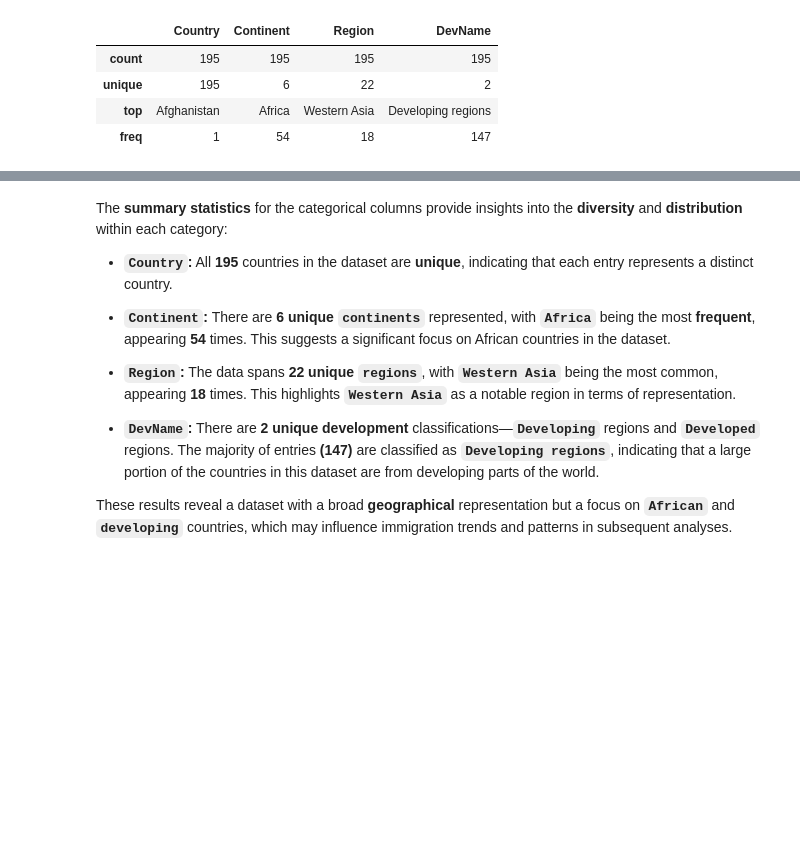
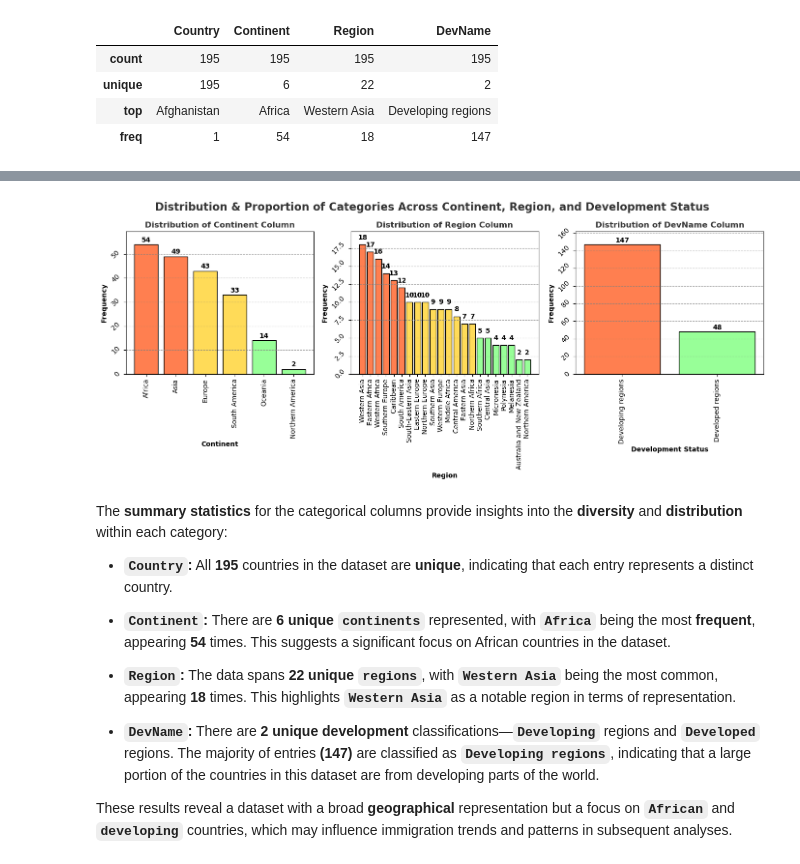
Before and after one commit to Waliid18/Walid-Lahlali-Data-Science-Portfolio, a Jupyter notebook: Data-Science-Projects/02 - Exploratory-Data-Analysis-EDA-Projects/02 - The Evolution of Canada’s Immigration Between 1980 and 2013/The_Evolution_of_Canada’s_Immigration_Between_1980_and_2013.ipynb, the cells around one changed output, grey strips where cells are left out. Cells and saved outputs as stored; diff of their text form; code cells hidden in the pictures; blank space fills up the shorter version.

```diff
--- a/Data-Science-Projects/02 - Exploratory-Data-Analysis-EDA-Projects/02 - The Evolution of Canada’s Immigration Between 1980 and 2013/The_Evolution_of_Canada’s_Immigration_Between_1980_and_2013.ipynb
+++ b/Data-Science-Projects/02 - Exploratory-Data-Analysis-EDA-Projects/02 - The Evolution of Canada’s Immigration Between 1980 and 2013/The_Evolution_of_Canada’s_Immigration_Between_1980_and_2013.ipynb
@@ -316,3 +358,85 @@ summary_cat_statistics
+# %%
+# Extract the categorical columns from the main DataFrame
+cat_data = df[categorical_columns]
+
+# Calculate the frequency of each unique value in the "Continent" column
+continent_count = cat_data["Continent"].value_counts()
+
+# Calculate the frequency of each unique value in the "Region" column
+region_count = cat_data["Region"].value_counts()
+
+# Calculate the frequency of each unique value in the "DevName" column
+devName_count = cat_data["DevName"].value_counts()
+# %%
+# Define an impressive color palette with contrasting colors for vibrant visuals
+high_color = '#FF7F50'    # Coral for high values
+medium_color = '#FFDB58'  # Golden yellow for medium values
+small_color = '#98FF98'   # Light green for low values
+
+# Define thresholds for different value ranges based on quantiles
+continent_thresholds = [continent_count.quantile(0.33), continent_count.quantile(0.66)]  # Set 33% and 66% quantiles for the continent count data
+region_thresholds = [region_count.quantile(0.33), region_count.quantile(0.66)]           # Set 33% and 66% quantiles for the region count data
+devName_thresholds = [devName_count.quantile(0.33), devName_count.quantile(0.66)]       # Set 33% and 66% quantiles for the development name data
+
+# Function to determine color based on value, using defined impressive colors
+def get_value_color(value, thresholds):
+    if value > thresholds[1]:          # Assign high_color if the value is above the 66% quantile
+        return high_color
+    elif value > thresholds[0]:        # Assign medium_color if the value is between 33% and 66% quantiles
+        return medium_color
+    else:
+        return small_color             # Assign small_color if the value is below the 33% quantile
+
+# Create a figure with 1 row and 3 columns of subplots, setting the overall size of the figure
+fig, axes = plt.subplots(1, 3, figsize=(14, 6))
+fig.suptitle('Distribution & Proportion of Categories Across Continent, Region, and Development Status', fontweight='bold', fontsize=16, color='#333333')  # Add main title to the figure
+
+# Plot for Continent Count
+for i, (index, value) in enumerate(continent_count.items()):
+    color = get_value_color(value, continent_thresholds)  # Get the appropriate color based on the value
+    axes[0].bar(index, value, color=color, edgecolor='black')  # Plot the bar with color and black edge
+    axes[0].text(index, value + 0.5, f'{value}', ha='center', va='bottom', fontweight='bold')  # Display value label above each bar
+axes[0].set_ylim(0, continent_count.max() * 1.1)  # Increase y-axis limit to ensure value labels fit
+axes[0].set_title('Distribution of Continent Column', fontweight='bold', color='#333333')  # Set subplot title
+axes[0].set_xlabel('Continent', fontweight='bold')  # Label the x-axis
+axes[0].set_ylabel('Frequency', fontweight='bold')  # Label the y-axis
+axes[0].grid(axis='y', linestyle='--', color='gray', alpha=0.7)  # Add horizontal grid lines for easier reading
+plt.setp(axes[0].get_xticklabels(), rotation=90)  # Rotate x-axis tick labels for readability
+plt.setp(axes[0].get_yticklabels(), rotation=45, va='center')  # Rotate y-axis tick labels
+
+# Plot for Region Count
+for i, (index, value) in enumerate(region_count.items()):
+    color = get_value_color(value, region_thresholds)  # Get the color based on region thresholds
+    axes[1].bar(index, value, color=color, edgecolor='black')  # Plot each bar with specified color and edge
+    axes[1].text(index, value + 0.5, f'{value}', ha='center', va='bottom', fontweight='bold')  # Display value label above each bar
+axes[1].set_ylim(0, region_count.max() * 1.1)  # Adjust y-axis to make space for value labels
+axes[1].set_title('Distribution of Region Column', fontweight='bold', color='#333333')  # Add subplot title
+axes[1].set_xlabel('Region', fontweight='bold')  # Label x-axis for region
+axes[1].set_ylabel('Frequency', fontweight='bold')  # Label y-axis for region
+axes[1].grid(axis='y', linestyle='--', color='gray', alpha=0.7)  # Add y-axis grid for readability
+plt.setp(axes[1].get_xticklabels(), rotation=90)  # Rotate x-axis tick labels for clarity
+plt.setp(axes[1].get_yticklabels(), rotation=45, va='center')  # Rotate y-axis tick labels
+
+# Plot for Development Status Count
+for i, (index, value) in enumerate(devName_count.items()):
+    color = get_value_color(value, devName_thresholds)  # Determine color based on devName thresholds
+    axes[2].bar(index, value, color=color, edgecolor='black')  # Plot bar with chosen color and edge
+    axes[2].text(index, value + 0.5, f'{value}', ha='center', va='bottom', fontweight='bold')  # Show value above each bar
+axes[2].set_ylim(0, devName_count.max() * 1.1)  # Increase y-axis limit to fit labels
+axes[2].set_title('Distribution of DevName Column', fontweight='bold', color='#333333')  # Title for Development Status subplot
+axes[2].set_xlabel('Development Status', fontweight='bold')  # Label x-axis
+axes[2].set_ylabel('Frequency', fontweight='bold')  # Label y-axis
+axes[2].grid(axis='y', linestyle='--', color='gray', alpha=0.7)  # Grid lines for better reading
+plt.setp(axes[2].get_xticklabels(), rotation=90)  # Rotate x-axis labels for better alignment
+plt.setp(axes[2].get_yticklabels(), rotation=45, va='center')  # Rotate y-axis labels
+
+# Adjust layout to prevent overlap and ensure all elements are clearly visible
+plt.tight_layout()
+
+# Display the final plot with all three subplots
+plt.show()
+# %% [output]
+[figure, added]
 # %% [markdown]
 The **summary statistics** for the categorical columns provide insights into the **diversity** and **distribution** within each category:
 
```
Also changed, not shown: parts of 68 cells of this notebook.
